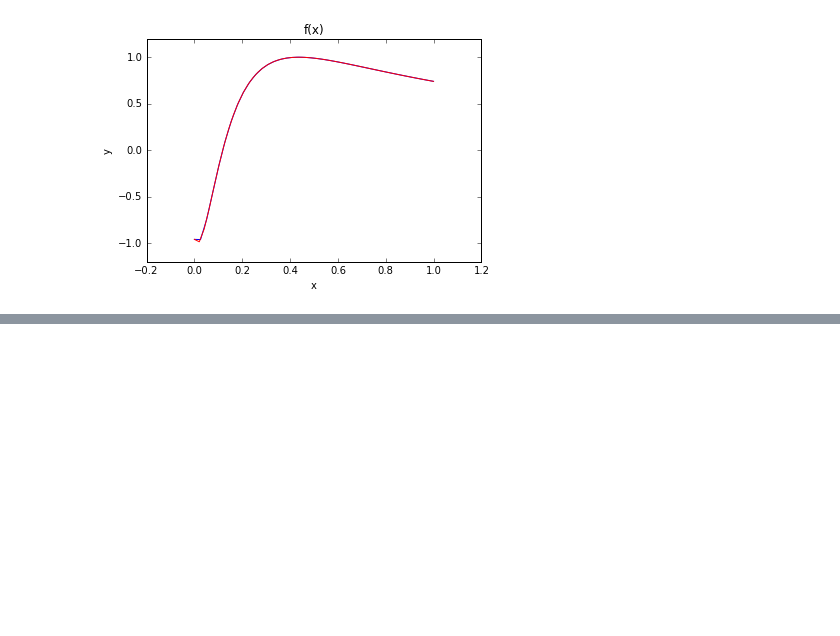
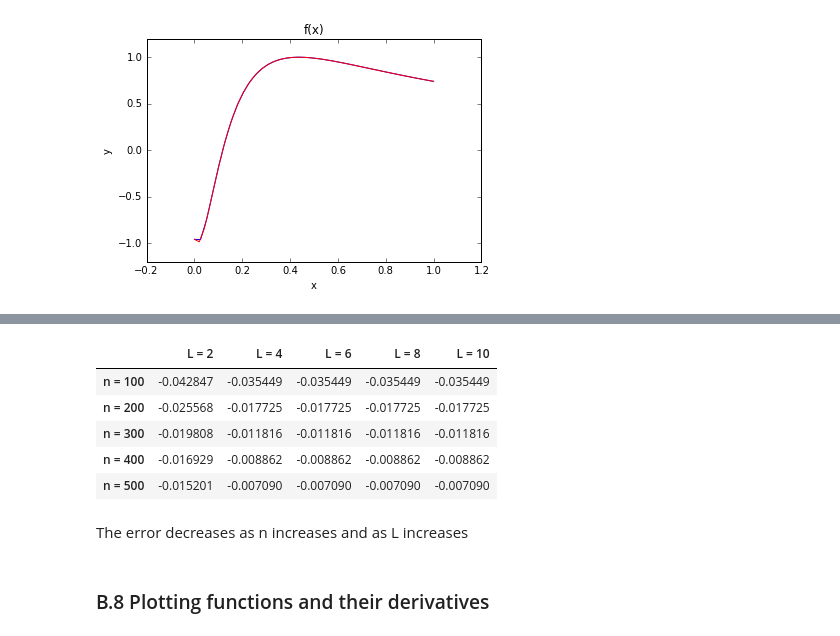
Before and after one commit to chapman-phys227-2016s/hw-5-ChinmaiRaman, a Jupyter notebook: HW5.ipynb, the cells around one changed output, grey strips where cells are left out. Saved outputs shown, nothing was run; the diff lists cells and outputs as text; code cells hidden in the pictures; blank space fills up the shorter version.

```diff
--- a/HW5.ipynb
+++ b/HW5.ipynb
@@ -118,0 +147,13 @@ p2.multigraph(0.2, 40)
+# %%
+p3.error()
+# %% [output]
+|  | L = 2 | L = 4 | L = 6 | L = 8 | L = 10 |
+| n = 100 | -0.042847 | -0.035449 | -0.035449 | -0.035449 | -0.035449 |
+| n = 200 | -0.025568 | -0.017725 | -0.017725 | -0.017725 | -0.017725 |
+| n = 300 | -0.019808 | -0.011816 | -0.011816 | -0.011816 | -0.011816 |
+| n = 400 | -0.016929 | -0.008862 | -0.008862 | -0.008862 | -0.008862 |
+| n = 500 | -0.015201 | -0.007090 | -0.007090 | -0.007090 | -0.007090 |
+# %% [markdown]
+The error decreases as n increases and as L increases
+# %% [markdown]
+### B.8 Plotting functions and their derivatives
```
Also changed, not shown: parts of 8 cells of this notebook.
